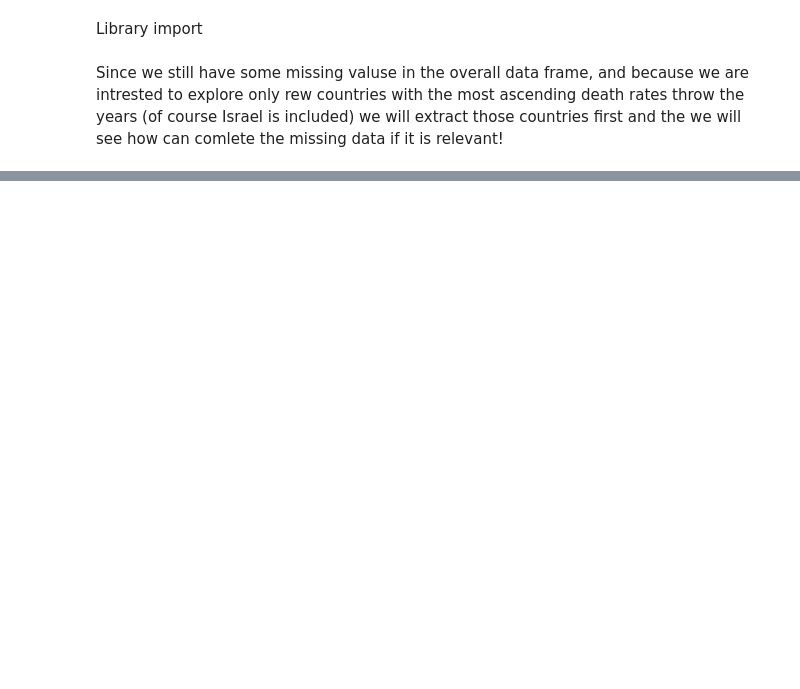
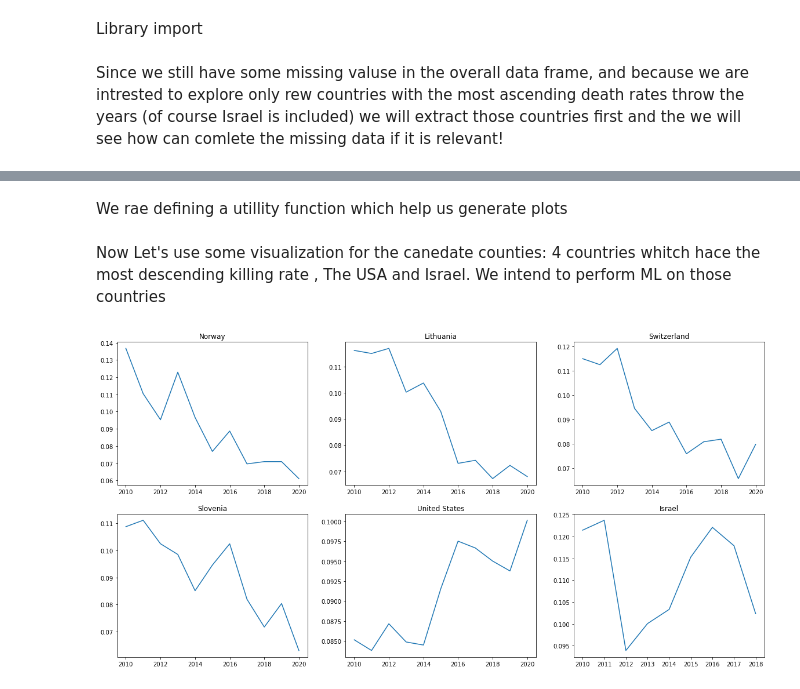
Before and after one commit to zeevSozin/data-science-project, a Jupyter notebook: EDA.ipynb, the cells around one changed output, grey strips where cells are left out. Saved outputs shown, nothing was run; the diff lists cells and outputs as text; code cells hidden in the pictures; blank space fills up the shorter version.

```diff
--- a/EDA.ipynb
+++ b/EDA.ipynb
@@ -28,0 +51,2 @@ tempDf
+# %%
+CountryVS_Dfs["slope"]=slopeList
@@ -28,0 +77,2 @@ tempDf
+# %%
+CountryVS_Dfs["slope"]=CountryVS_Dfs["slope"]*1000
@@ -28,0 +101,2 @@ tempDf
+# %%
+CountryVS_Dfs.sort_values(by="slope",ascending=True,inplace=True)
@@ -28,0 +123,36 @@ tempDf
+# %% [markdown]
+We rae defining a utillity function which help us generate plots
+# %%
+def plotOfKilled(country):
+    row=CountryVS_Dfs[CountryVS_Dfs["Country"]==country]
+    df=row.iloc[0,1]
+    X=df["Year"]
+    Y=df["Killed"]
+    Y=[j/sum(Y) for j in Y]
+    plt.title(country)
+    return plt.plot(X,Y)
+# %% [markdown]
+Now Let's use some visualization for the canedate counties:
+4 countries whitch hace the most descending killing rate , The USA and Israel.
+We intend to perform ML on those countries
+# %%
+f=plt.figure(figsize=(20,10))
+ax1=plt.subplot(231)
+ax1.plot=plotOfKilled("Norway")
+
+ax2=plt.subplot(232)
+ax2.plot=plotOfKilled("Lithuania")
+
+ax3=plt.subplot(233)
+ax3.plot=plotOfKilled("Switzerland")
+
+ax4=plt.subplot(234)
+ax4.plot=plotOfKilled("Slovenia")
+
+ax5=plt.subplot(235)
+ax5.plot=plotOfKilled("United States")
+
+ax6=plt.subplot(236)
+ax6.plot=plotOfKilled("Israel")
+# %% [output]
+[figure, added]
```
Also changed, not shown: parts of 13 cells of this notebook, 1 other file.
